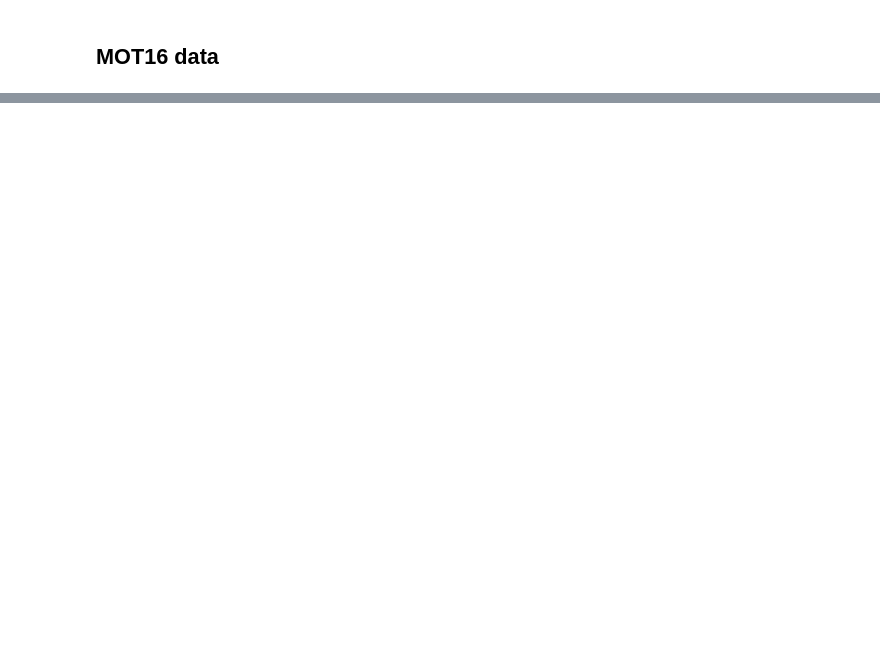
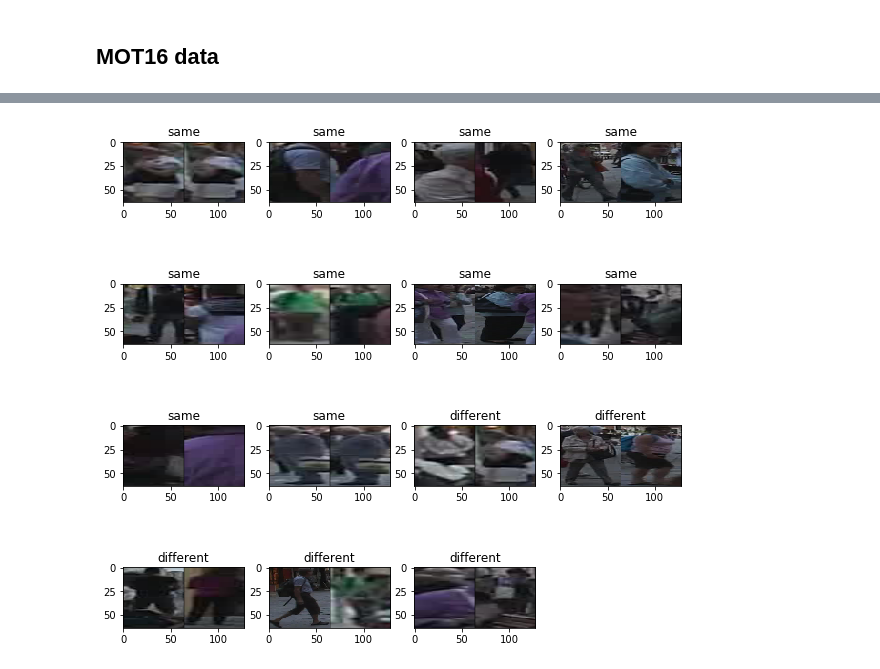
Before and after one commit to jutanke/cabbage, a Jupyter notebook: prototyping/Test_Data_Sampling.ipynb, the cells around one changed output, grey strips where cells are left out. Saved outputs shown, nothing was run; the diff lists cells and outputs as text; code cells hidden in the pictures; blank space fills up the shorter version.

```diff
--- a/prototyping/Test_Data_Sampling.ipynb
+++ b/prototyping/Test_Data_Sampling.ipynb
@@ -106,0 +93,17 @@ skip in MOT16-04 (422.0,
+# %%
+X, Y = mot16_sampler.get_named_batch('MOT16-02', 10, 5)
+
+fig = plt.figure(figsize=(10,10))
+
+for i,(x,y) in enumerate(zip(X,Y)):
+    ax = fig.add_subplot(4,4,i+1)
+    txt = 'same' if y[0] == 1 else 'different'
+    ax.set_title(txt)
+    a = x[:,:,0:3]
+    b = x[:,:,3:6]
+    x = np.concatenate([a, b], axis=1)
+    ax.imshow(x)
+
+plt.show()
+# %% [output]
+[figure, added]
```
Also changed, not shown: parts of 3 cells of this notebook, 3 other files.
